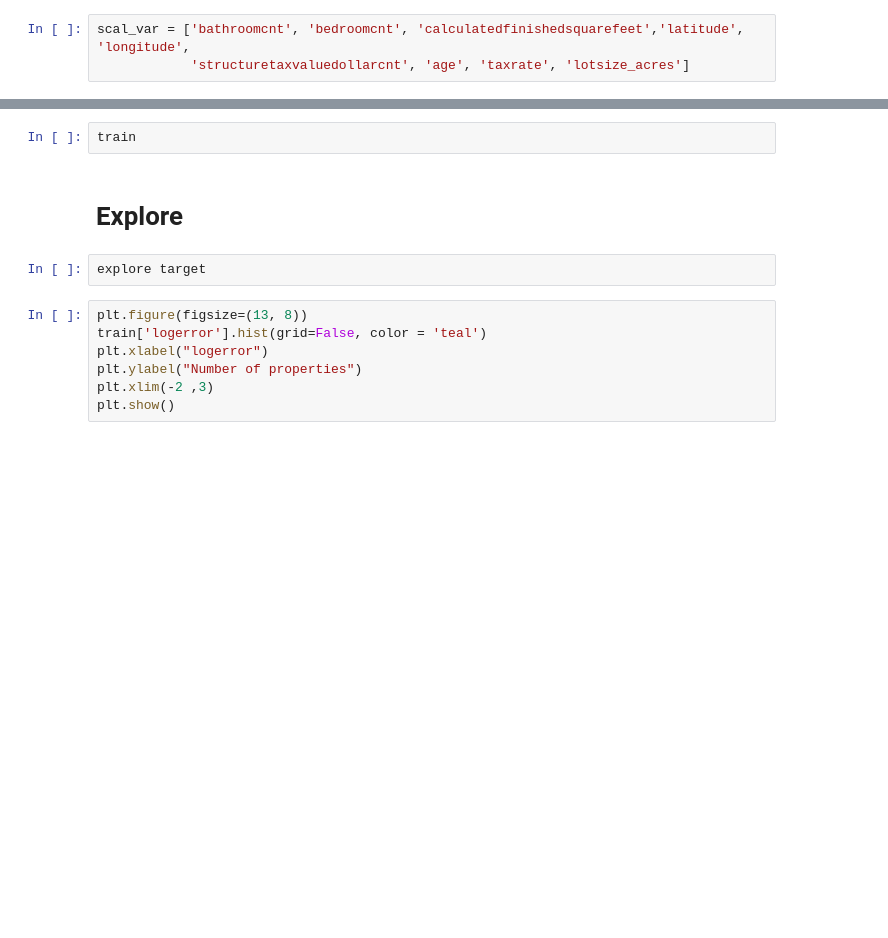
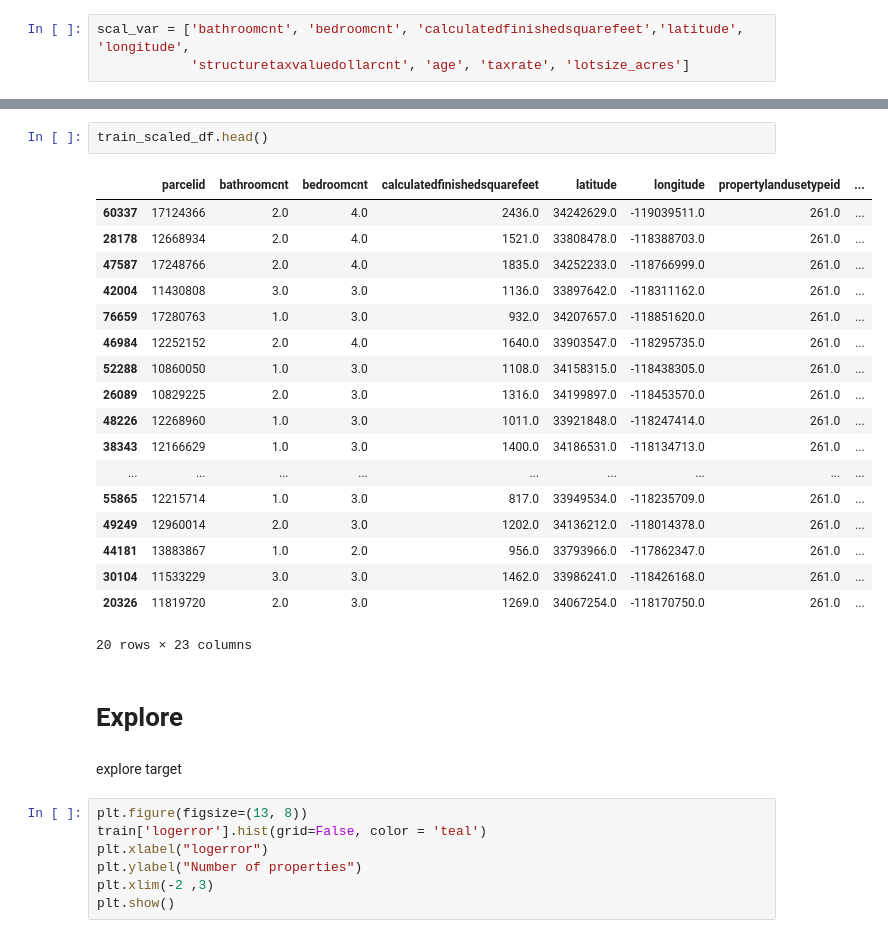
Before and after one commit to cindyvillanuevads/zillow_clustering_project, a Jupyter notebook: zillow_initial.ipynb, the cells around one changed output, grey strips where cells are left out. Cells and saved outputs as stored; diff of their text form; blank space fills up the shorter version.

```diff
--- a/zillow_initial.ipynb
+++ b/zillow_initial.ipynb
@@ -458,9 +284,28 @@ train_scaled_df
-# %%
-train
+# %%
+train_scaled_df.head()
+# %% [output]
+|  | parcelid | bathroomcnt | bedroomcnt | calculatedfinishedsquarefeet | latitude | longitude | propertylandusetypeid | ... |
+| 60337 | 17124366 | 2.0 | 4.0 | 2436.0 | 34242629.0 | -119039511.0 | 261.0 | ... |
+| 28178 | 12668934 | 2.0 | 4.0 | 1521.0 | 33808478.0 | -118388703.0 | 261.0 | ... |
+| 47587 | 17248766 | 2.0 | 4.0 | 1835.0 | 34252233.0 | -118766999.0 | 261.0 | ... |
+| 42004 | 11430808 | 3.0 | 3.0 | 1136.0 | 33897642.0 | -118311162.0 | 261.0 | ... |
+| 76659 | 17280763 | 1.0 | 3.0 | 932.0 | 34207657.0 | -118851620.0 | 261.0 | ... |
+| 46984 | 12252152 | 2.0 | 4.0 | 1640.0 | 33903547.0 | -118295735.0 | 261.0 | ... |
+| 52288 | 10860050 | 1.0 | 3.0 | 1108.0 | 34158315.0 | -118438305.0 | 261.0 | ... |
+| 26089 | 10829225 | 2.0 | 3.0 | 1316.0 | 34199897.0 | -118453570.0 | 261.0 | ... |
+| 48226 | 12268960 | 1.0 | 3.0 | 1011.0 | 33921848.0 | -118247414.0 | 261.0 | ... |
+| 38343 | 12166629 | 1.0 | 3.0 | 1400.0 | 34186531.0 | -118134713.0 | 261.0 | ... |
+| ... | ... | ... | ... | ... | ... | ... | ... | ... |
+| 55865 | 12215714 | 1.0 | 3.0 | 817.0 | 33949534.0 | -118235709.0 | 261.0 | ... |
+| 49249 | 12960014 | 2.0 | 3.0 | 1202.0 | 34136212.0 | -118014378.0 | 261.0 | ... |
+| 44181 | 13883867 | 1.0 | 2.0 | 956.0 | 33793966.0 | -117862347.0 | 261.0 | ... |
+| 30104 | 11533229 | 3.0 | 3.0 | 1462.0 | 33986241.0 | -118426168.0 | 261.0 | ... |
+| 20326 | 11819720 | 2.0 | 3.0 | 1269.0 | 34067254.0 | -118170750.0 | 261.0 | ... |
+20 rows × 23 columns
 # %% [markdown]
 # Explore
-# %%
-explore target
+# %% [markdown]
+explore target
 # %%
 plt.figure(figsize=(13, 8))
 train['logerror'].hist(grid=False, color = 'teal')
```
Also changed, not shown: parts of 35 cells of this notebook.
